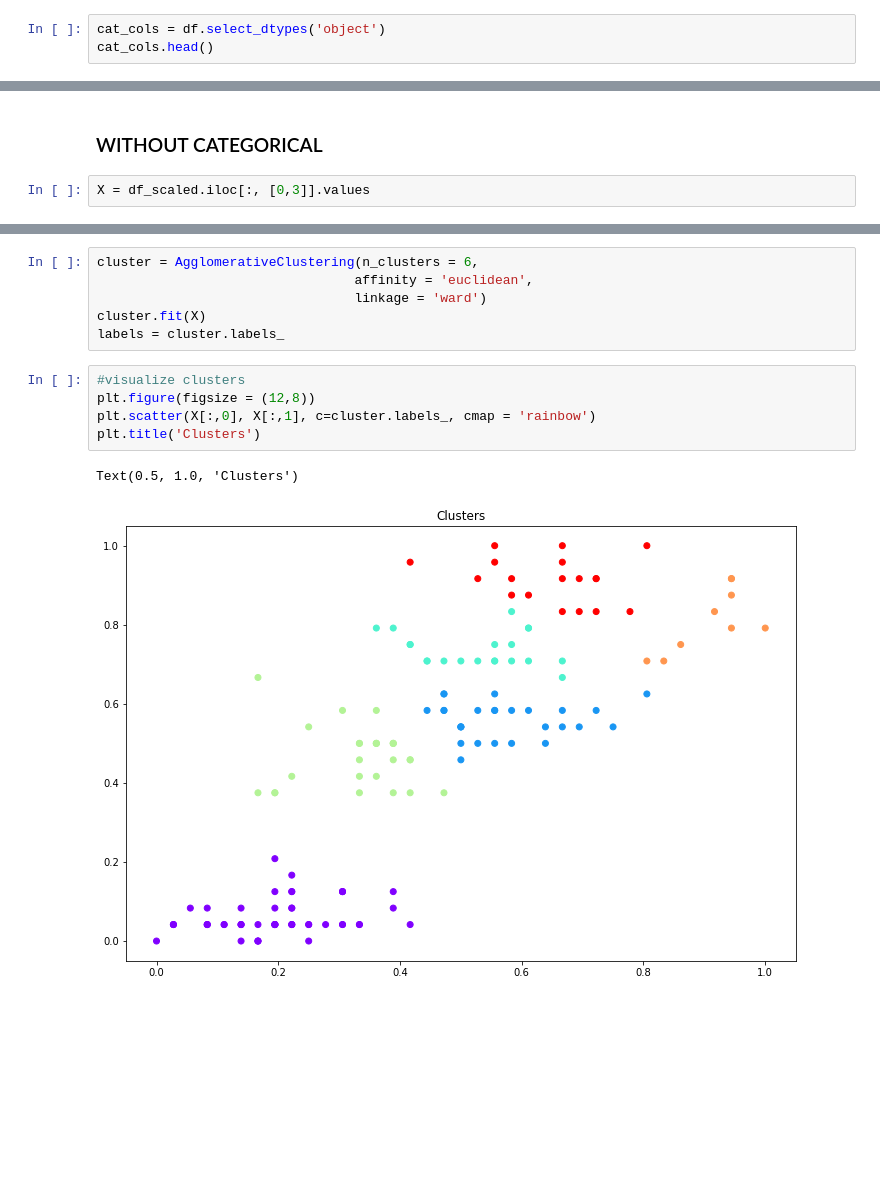
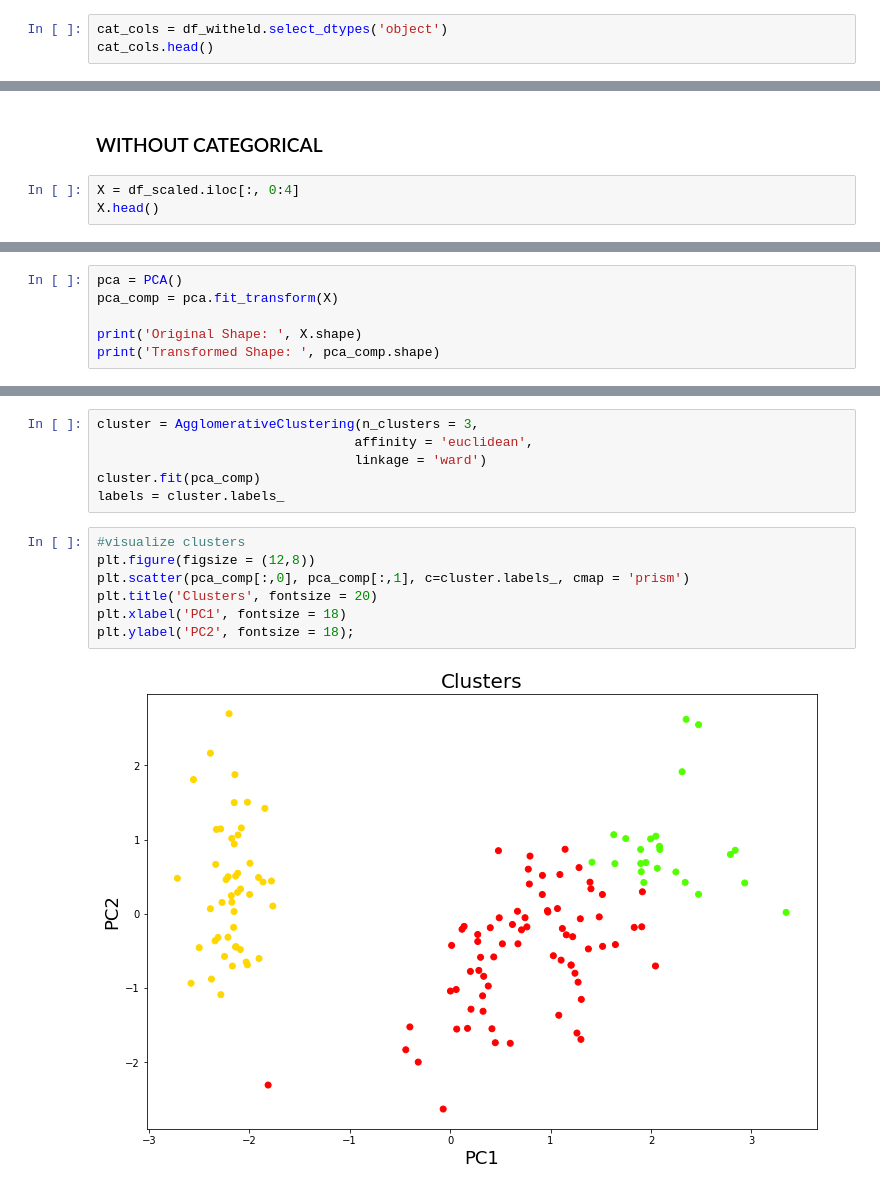
Before and after one commit to lauren-esser/Hierarchial_Clustering_Practice, a Jupyter notebook: Hierarchal Clustering Practice.ipynb, the cells around one changed output, grey strips where cells are left out. Cells and saved outputs as stored; diff of their text form; blank space fills up the shorter version.

```diff
--- a/Hierarchal Clustering Practice.ipynb
+++ b/Hierarchal Clustering Practice.ipynb
@@ -125,7 +165,7 @@ num_cols_scaled.head()
 # %% [markdown]
 ---
 # %%
-cat_cols = df.select_dtypes('object')
+cat_cols = df_witheld.select_dtypes('object')
 cat_cols.head()
 # %% [output]
 |  | Species |
@@ -213,4 +255,5 @@ Text(0.5, 1.0, 'Clusters')
 # %% [markdown]
 ### WITHOUT CATEGORICAL
 # %%
-X = df_scaled.iloc[:, [0,3]].values
+X = df_scaled.iloc[:, 0:4]
+X.head()
@@ -216,0 +270,6 @@ X = df_scaled.iloc[:, [0,3]].values
+# %%
+pca = PCA()
+pca_comp = pca.fit_transform(X)
+
+print('Original Shape: ', X.shape)
+print('Transformed Shape: ', pca_comp.shape)
@@ -229,14 +347,15 @@ plt.show()
 # %%
-cluster = AgglomerativeClustering(n_clusters = 6,
+cluster = AgglomerativeClustering(n_clusters = 3,
                                  affinity = 'euclidean',
                                  linkage = 'ward')
-cluster.fit(X)
+cluster.fit(pca_comp)
 labels = cluster.labels_
 # %%
 #visualize clusters
 plt.figure(figsize = (12,8))
-plt.scatter(X[:,0], X[:,1], c=cluster.labels_, cmap = 'rainbow')
-plt.title('Clusters')
+plt.scatter(pca_comp[:,0], pca_comp[:,1], c=cluster.labels_, cmap = 'prism')
+plt.title('Clusters', fontsize = 20)
+plt.xlabel('PC1', fontsize = 18)
+plt.ylabel('PC2', fontsize = 18);
 # %% [output]
-Text(0.5, 1.0, 'Clusters')
-[figure, old version]
+[figure, new version]
```
Also changed, not shown: parts of 34 cells of this notebook.
